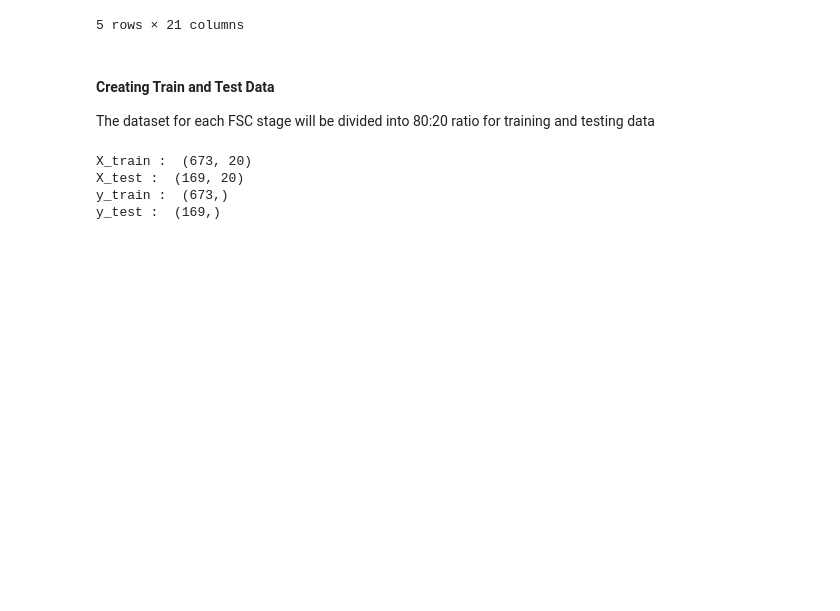
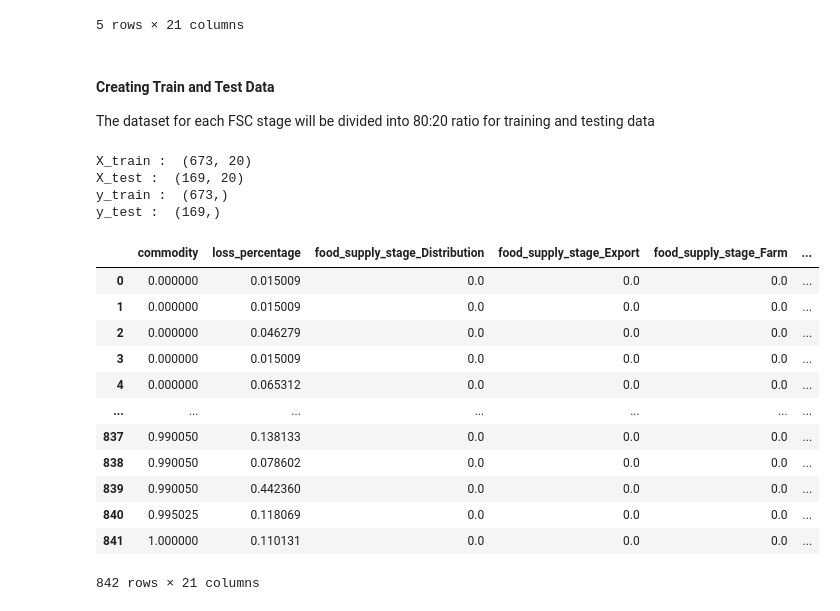
Before and after one commit to pyTimK/sector-food-loss, a Jupyter notebook: index.ipynb, the cells around one changed output. Cells and saved outputs as stored; diff of their text form; code cells hidden in the pictures; blank space fills up the shorter version.

```diff
--- a/index.ipynb
+++ b/index.ipynb
@@ -238,3 +238,19 @@ X_train :  (673, 20)
 X_test :  (169, 20)
 y_train :  (673,)
 y_test :  (169,)
+# %%
+df
+# %% [output]
+|  | commodity | loss_percentage | food_supply_stage_Distribution | food_supply_stage_Export | food_supply_stage_Farm | ... |
+| 0 | 0.000000 | 0.015009 | 0.0 | 0.0 | 0.0 | ... |
+| 1 | 0.000000 | 0.015009 | 0.0 | 0.0 | 0.0 | ... |
+| 2 | 0.000000 | 0.046279 | 0.0 | 0.0 | 0.0 | ... |
+| 3 | 0.000000 | 0.015009 | 0.0 | 0.0 | 0.0 | ... |
+| 4 | 0.000000 | 0.065312 | 0.0 | 0.0 | 0.0 | ... |
+| ... | ... | ... | ... | ... | ... | ... |
+| 837 | 0.990050 | 0.138133 | 0.0 | 0.0 | 0.0 | ... |
+| 838 | 0.990050 | 0.078602 | 0.0 | 0.0 | 0.0 | ... |
+| 839 | 0.990050 | 0.442360 | 0.0 | 0.0 | 0.0 | ... |
+| 840 | 0.995025 | 0.118069 | 0.0 | 0.0 | 0.0 | ... |
+| 841 | 1.000000 | 0.110131 | 0.0 | 0.0 | 0.0 | ... |
+842 rows × 21 columns
```
Also changed, not shown: 1 other file.
